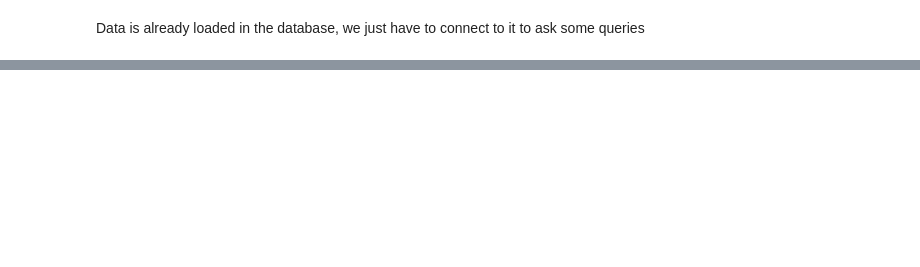
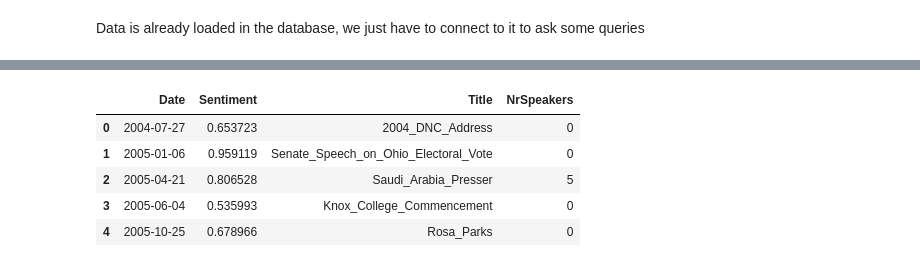
Before and after one commit to jfsalcedo10/mda-kuwait, a Jupyter notebook: notebooks/Neo4J.ipynb, the cells around one changed output, grey strips where cells are left out. Saved outputs shown, nothing was run; the diff lists cells and outputs as text; code cells hidden in the pictures; blank space fills up the shorter version.

```diff
--- a/notebooks/Neo4J.ipynb
+++ b/notebooks/Neo4J.ipynb
@@ -73,0 +101,15 @@ pd.DataFrame(names)
+# %%
+query_string= '''
+MATCH (s:Speech)
+RETURN s.date as Date, s.finalsentiment as Sentiment, s.title as Title , s.highest_speaker_count as NrSpeakers
+ORDER BY s.date
+'''
+ndf = pd.DataFrame([dict(_) for _ in conn.query(query_string)])
+ndf.head(5)
+# %% [output]
+|  | Date | Sentiment | Title | NrSpeakers |
+| 0 | 2004-07-27 | 0.653723 | 2004_DNC_Address | 0 |
+| 1 | 2005-01-06 | 0.959119 | Senate_Speech_on_Ohio_Electoral_Vote | 0 |
+| 2 | 2005-04-21 | 0.806528 | Saudi_Arabia_Presser | 5 |
+| 3 | 2005-06-04 | 0.535993 | Knox_College_Commencement | 0 |
+| 4 | 2005-10-25 | 0.678966 | Rosa_Parks | 0 |
```
Also changed, not shown: parts of 9 cells of this notebook.
